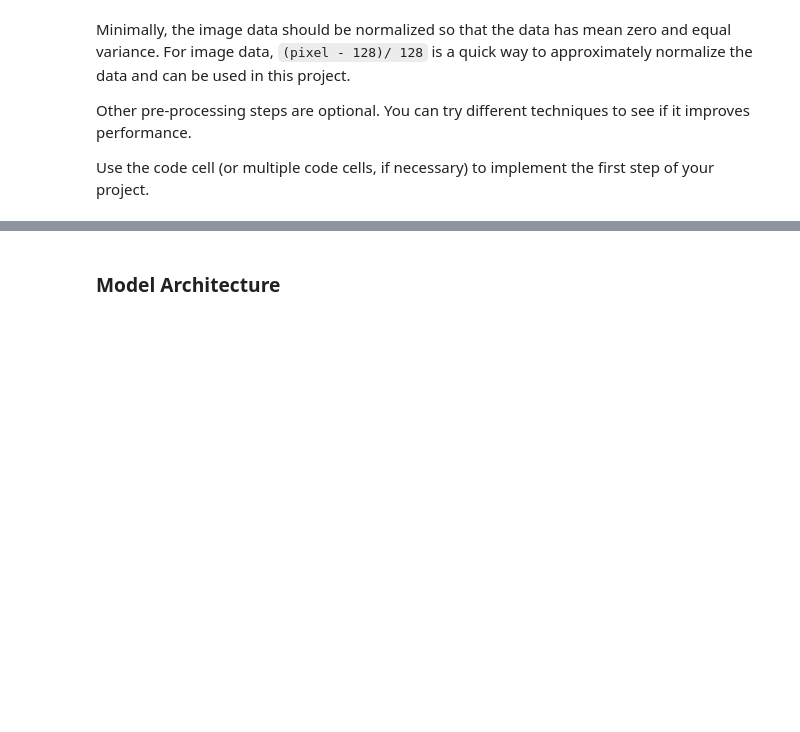
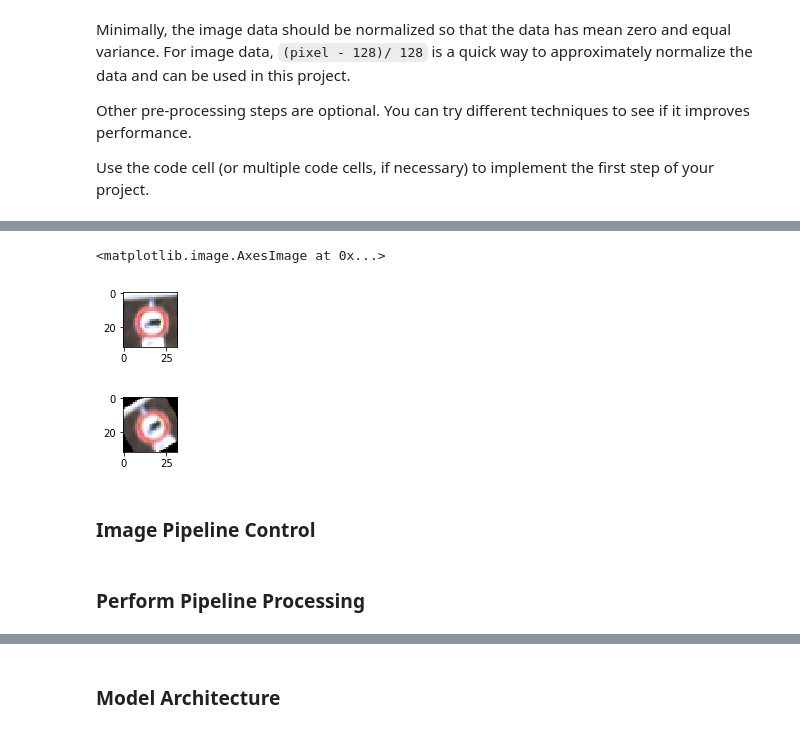
Before and after one commit to MC-8/SDC-P2-traffic-signs, a Jupyter notebook: Traffic_Sign_Classifier.ipynb, the cells around one changed output, grey strips where cells are left out. Saved outputs shown, nothing was run; the diff lists cells and outputs as text; code cells hidden in the pictures; blank space fills up the shorter version.

```diff
--- a/Traffic_Sign_Classifier.ipynb
+++ b/Traffic_Sign_Classifier.ipynb
@@ -126,0 +193,24 @@ Use the code cell (or multiple code cells, if necessary) to implement the first
+# %%
+# Image rotation (https://goo.gl/WpQfzT)
+import cv2
+def __rotateImage(image, angle):
+    image_center = tuple(np.array(image.shape[1::-1]) / 2)
+    rot_mat = cv2.getRotationMatrix2D(image_center, angle, 1.0)
+    result = cv2.warpAffine(image, rot_mat, image.shape[1::-1], flags=cv2.INTER_LINEAR)
+    return result
+
+def add_rotated_images(X_train, y_train, n_images, max_rotation = 30):
+    EXTRA_X = np.zeros(np.append(n_images, np.shape(X_train)[1:]), dtype=np.uint8)
+    NEW_X_train = np.append(X_train, EXTRA_X, axis=0)
+
+    EXTRALABEL_y_train = np.zeros([n_images])
+    np.random.seed(99)
+    for i in range(0,n_images-1):
+        idx = np.random.randint(len(X_train))
+        degs = np.random.randint(max_rotation*2+1)-max_rotation
+        NEW_X_train[len(X_train)+i] = __rotateImage(NEW_X_train[idx],degs)
+        EXTRALABEL_y_train[i] = y_train[idx]
+
+    conc = np.append(y_train, EXTRALABEL_y_train, axis=0)
+    ADJ_y_train = conc
+    return NEW_X_train, ADJ_y_train
@@ -126,0 +260,12 @@ Use the code cell (or multiple code cells, if necessary) to implement the first
+# %%
+# BEFORE and AFTER rotation
+original_image = X_train[5220]
+rotated_image = __rotateImage(original_image, 30)
+plt.figure(figsize=(1,1))
+plt.imshow(original_image)
+plt.figure(figsize=(1,1))
+plt.imshow(rotated_image)
+# %% [output]
+<matplotlib.image.AxesImage at 0x...>
+[figure, added]
+[figure, added]
@@ -126,0 +277,2 @@ Use the code cell (or multiple code cells, if necessary) to implement the first
+# %% [markdown]
+### Image Pipeline Control
@@ -126,0 +297,2 @@ Use the code cell (or multiple code cells, if necessary) to implement the first
+# %% [markdown]
+### Perform Pipeline Processing
```
Also changed, not shown: parts of 25 cells of this notebook.
